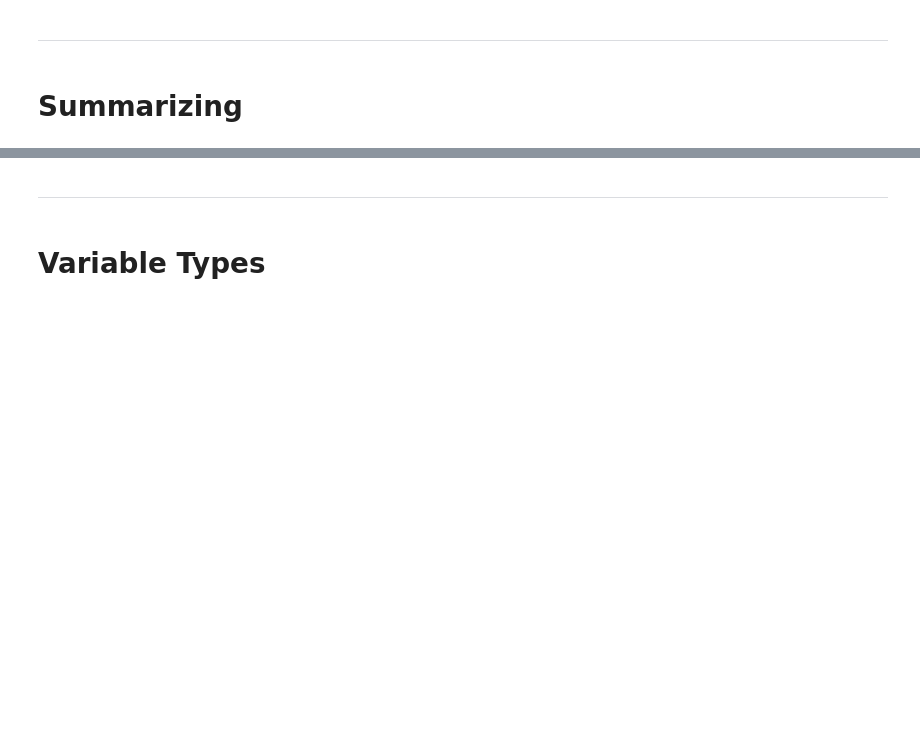
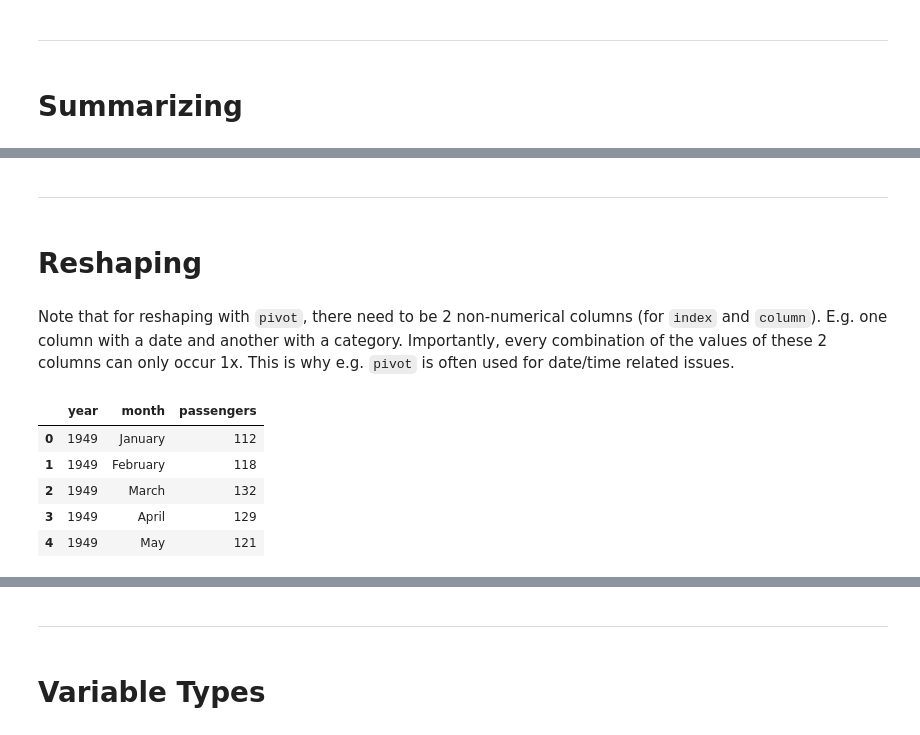
Before and after one commit to juliuskittler/templates, a Jupyter notebook: Visualisation/Pandas.ipynb, the cells around one changed output, grey strips where cells are left out. Cells and saved outputs as stored; diff of their text form; code cells hidden in the pictures; blank space fills up the shorter version.

```diff
--- a/Visualisation/Pandas.ipynb
+++ b/Visualisation/Pandas.ipynb
@@ -377,0 +384,16 @@ df.groupby("cut").min().select_dtypes(include=['int', "float"]) # get min/max/me
+# %% [markdown]
+***
+# %% [markdown]
+# Reshaping
+# %% [markdown]
+Note that for reshaping with `pivot`, there need to be 2 non-numerical columns (for `index` and `column`). E.g. one column with a date and another with a category. Importantly, every combination of the values of these 2 columns can only occur 1x. This is why e.g. `pivot` is often used for date/time related issues.
+# %%
+df_raw = sns.load_dataset("flights")
+df_raw.head()
+# %% [output]
+|  | year | month | passengers |
+| 0 | 1949 | January | 112 |
+| 1 | 1949 | February | 118 |
+| 2 | 1949 | March | 132 |
+| 3 | 1949 | April | 129 |
+| 4 | 1949 | May | 121 |
```
Also changed, not shown: parts of 5 cells of this notebook, 1 other file.
